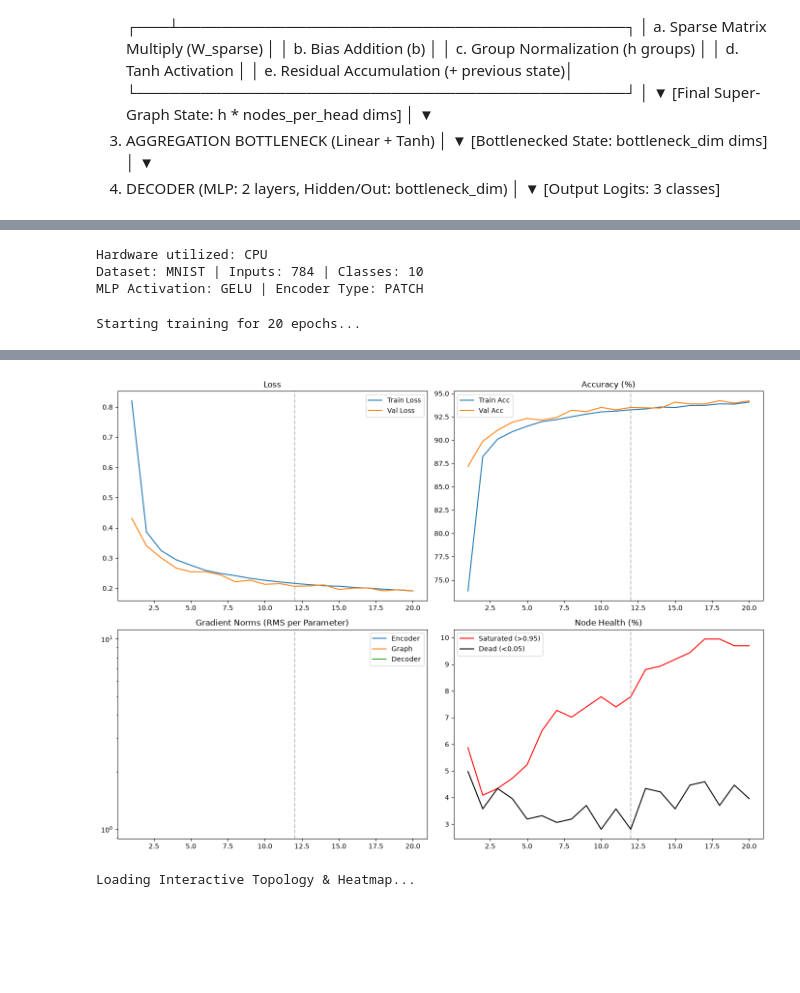
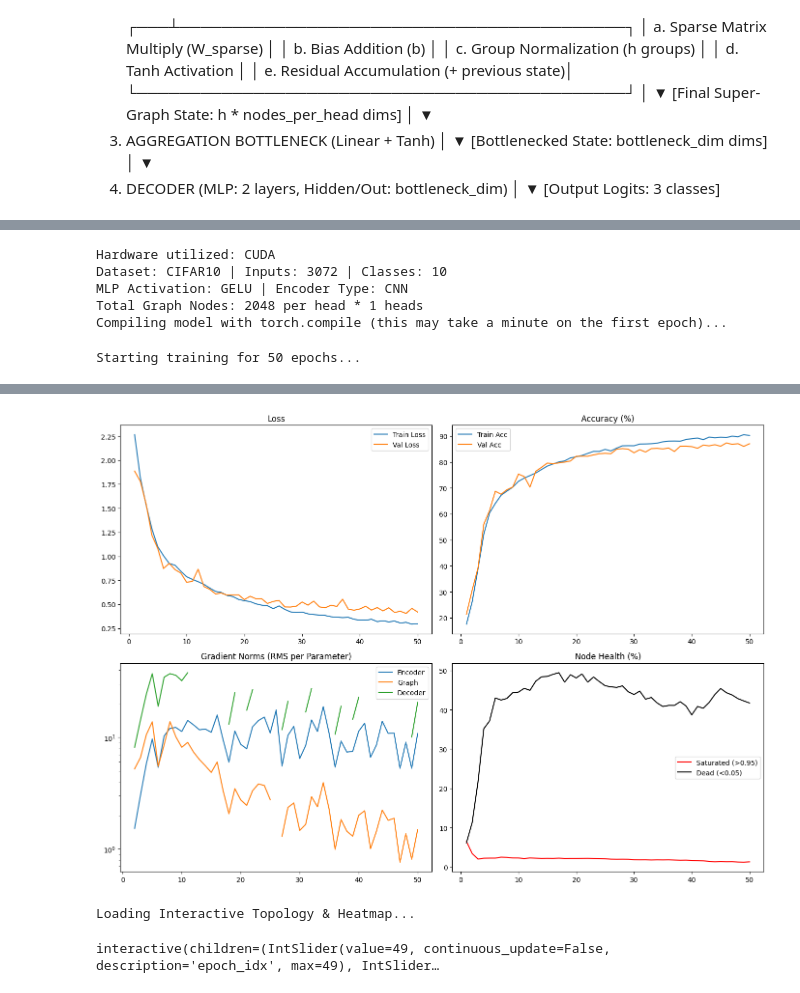
Before and after one commit to arreen/researchideas, a Jupyter notebook: graph.ipynb, the cells around one changed output, grey strips where cells are left out. Saved outputs shown, nothing was run; the diff lists cells and outputs as text; code cells hidden in the pictures; blank space fills up the shorter version.

```diff
--- a/graph.ipynb
+++ b/graph.ipynb
@@ -531,12 +583,18 @@ Matplotlib is building the font cache; this may take a moment.
 # 5. Main Execution Workflow
 # =====================================================================
 if __name__ == "__main__":
+    torch.set_float32_matmul_precision('high')
+    torch.backends.cudnn.benchmark = True
+
     cfg = TrainingConfig()
     print(f"Hardware utilized: {cfg.device.type.upper()}")
     print(f"Dataset: {cfg.dataset_name} | Inputs: {cfg.input_features} | Classes: {cfg.output_classes}")
     print(f"MLP Activation: {cfg.mlp_activation.upper()} | Encoder Type: {cfg.encoder_type.upper()}")
+    print(f"Total Graph Nodes: {cfg.G * 2 if cfg.use_second_graph_ring else cfg.G} per head * {cfg.h} heads")
 
-    train_loader, val_loader = get_image_dataloaders(cfg.dataset_name, cfg.base_batch_size, cfg.encoder_type)
+    train_loader, val_loader = get_image_dataloaders(
+        cfg.dataset_name, cfg.base_batch_size, cfg.encoder_type, cfg.subset_size
+    )
 
     model = MultiHeadDirectedThinkingGraph(
         input_dim=cfg.input_features, output_dim=cfg.output_classes,
@@ -545,11 +603,18 @@ if __name__ == "__main__":
         use_second_graph_ring=cfg.use_second_graph_ring,
         use_layernorm=cfg.use_layernorm, use_self_loops=cfg.use_self_loops,
         use_bidirectional=cfg.use_bidirectional, noise_sigma=cfg.noise_sigma,
-        encoder_type=cfg.encoder_type, mlp_activation=cfg.mlp_activation
+        encoder_type=cfg.encoder_type, mlp_activation=cfg.mlp_activation,
+        use_batchnorm=cfg.use_batchnorm
     ).to(cfg.device)
+
+    if cfg.device.type == "cuda":
+        print("Compiling model with torch.compile (this may take a minute on the first epoch)...")
+        model = torch.compile(model)
 
     criterion = nn.CrossEntropyLoss()
     optimizer = optim.AdamW(model.parameters(), lr=cfg.learning_rate, weight_decay=cfg.weight_decay)
+
+    scaler = torch.cuda.amp.GradScaler() if cfg.use_amp and cfg.device.type == "cuda" else None
 
     hist = {
         't_loss': [], 't_acc': [], 'v_loss': [], 'v_acc': [],
@@ -565,11 +630,11 @@ if __name__ == "__main__":
     print(f"\nStarting training for {cfg.epochs} epochs...")
 
     for epoch in range(cfg.epochs):
+
+        current_lr = optimizer.param_groups[0]['lr']
         accum_steps = get_accumulation_steps(epoch, cfg.epochs, cfg.use_dynamic_accum)
 
-        # optimizer = check_optimizer_swap(epoch, cfg.epochs, optimizer, model)
-
-        t_loss, t_acc, (ge, gg, gd) = train_epoch(model, train_loader, optimizer, criterion, accum_steps, cfg.device)
+        t_loss, t_acc, (ge, gg, gd) = train_epoch(model, train_loader, optimizer, criterion, accum_steps, cfg.device, scaler)
         v_loss, v_acc = validate_epoch(model, val_loader, criterion, cfg.device)
         state_diag = extract_node_diagnostics(model, diagnostic_sample, cfg.device)
 
@@ -582,7 +647,7 @@ if __name__ == "__main__":
         visual_history_activations.append(state_diag['activations'])
 
         if (epoch + 1) % max(1, int(cfg.epochs * 0.1)) == 0 or epoch == 0:
-            print(f"Epoch {epoch+1:03d}/{cfg.epochs} | Accum: {accum_steps}x | "
+            print(f"Epoch {epoch+1:03d}/{cfg.epochs} | LR: {current_lr:.6f} | "
                   f"Train Acc: {t_acc:5.1f}% | Val Acc: {v_acc:5.1f}%")
 
     # =====================================================================
@@ -617,10 +682,6 @@ if __name__ == "__main__":
     ax_health.plot(epochs_range, hist['dead'], color='black', label='Dead (<0.05)')
     ax_health.set_title('Node Health (%)'); ax_health.legend()
 
-    swap_point = int(cfg.epochs * 0.60)
-    for ax in [ax_loss, ax_acc, ax_grad, ax_health]:
-        ax.axvline(swap_point, color='gray', linestyle='--', alpha=0.5)
-
     plt.tight_layout()
     plt.show()
 
@@ -629,7 +690,8 @@ if __name__ == "__main__":
     # =====================================================================
     print("Loading Interactive Topology & Heatmap...")
 
-    G_nx = nx.from_numpy_array(model.base_mask.numpy().T, create_using=nx.DiGraph)
+    raw_model = model._orig_mod if hasattr(model, "_orig_mod") else model
+    G_nx = nx.from_numpy_array(raw_model.base_mask.numpy().T, create_using=nx.DiGraph)
 
     pos = {i: (np.cos(2*np.pi*i/cfg.G), np.sin(2*np.pi*i/cfg.G)) for i in range(cfg.G)}
     if cfg.use_second_graph_ring:
@@ -644,8 +706,8 @@ if __name__ == "__main__":
         ax.set_title(f"Head {head_idx} Activations | Epoch {epoch_idx + 1}, t = {t}")
         ax.axis('off')
 
-        start_idx = head_idx * model.nodes_per_head
-        end_idx = (head_idx + 1) * model.nodes_per_head
+        start_idx = head_idx * raw_model.nodes_per_head
+        end_idx = (head_idx + 1) * raw_model.nodes_per_head
         head_activations = activations_tensor[epoch_idx, t, start_idx:end_idx]
 
         nodes = nx.draw_networkx_nodes(
@@ -664,7 +726,9 @@ if __name__ == "__main__":
         head_idx=widgets.IntSlider(value=0, min=0, max=cfg.h-1, step=1, description="Head", continuous_update=False)
     ))
 # %% [output]
-Hardware utilized: CPU
-Dataset: MNIST | Inputs: 784 | Classes: 10
-MLP Activation: GELU | Encoder Type: PATCH
+Hardware utilized: CUDA
+Dataset: CIFAR10 | Inputs: 3072 | Classes: 10
+MLP Activation: GELU | Encoder Type: CNN
+Total Graph Nodes: 2048 per head * 1 heads
+Compiling model with torch.compile (this may take a minute on the first epoch)...
-Starting training for 20 epochs...
+Starting training for 50 epochs...
@@ -684,2 +749,3 @@ Training complete. Rendering plots...
-[figure, old version]
+[figure, new version]
-Loading Interactive Topology & Heatmap...
+Loading Interactive Topology & Heatmap...
+interactive(children=(IntSlider(value=49, continuous_update=False, description='epoch_idx', max=49), IntSlider…
```
Also changed, not shown: parts of 2 cells of this notebook, 3 other files.
